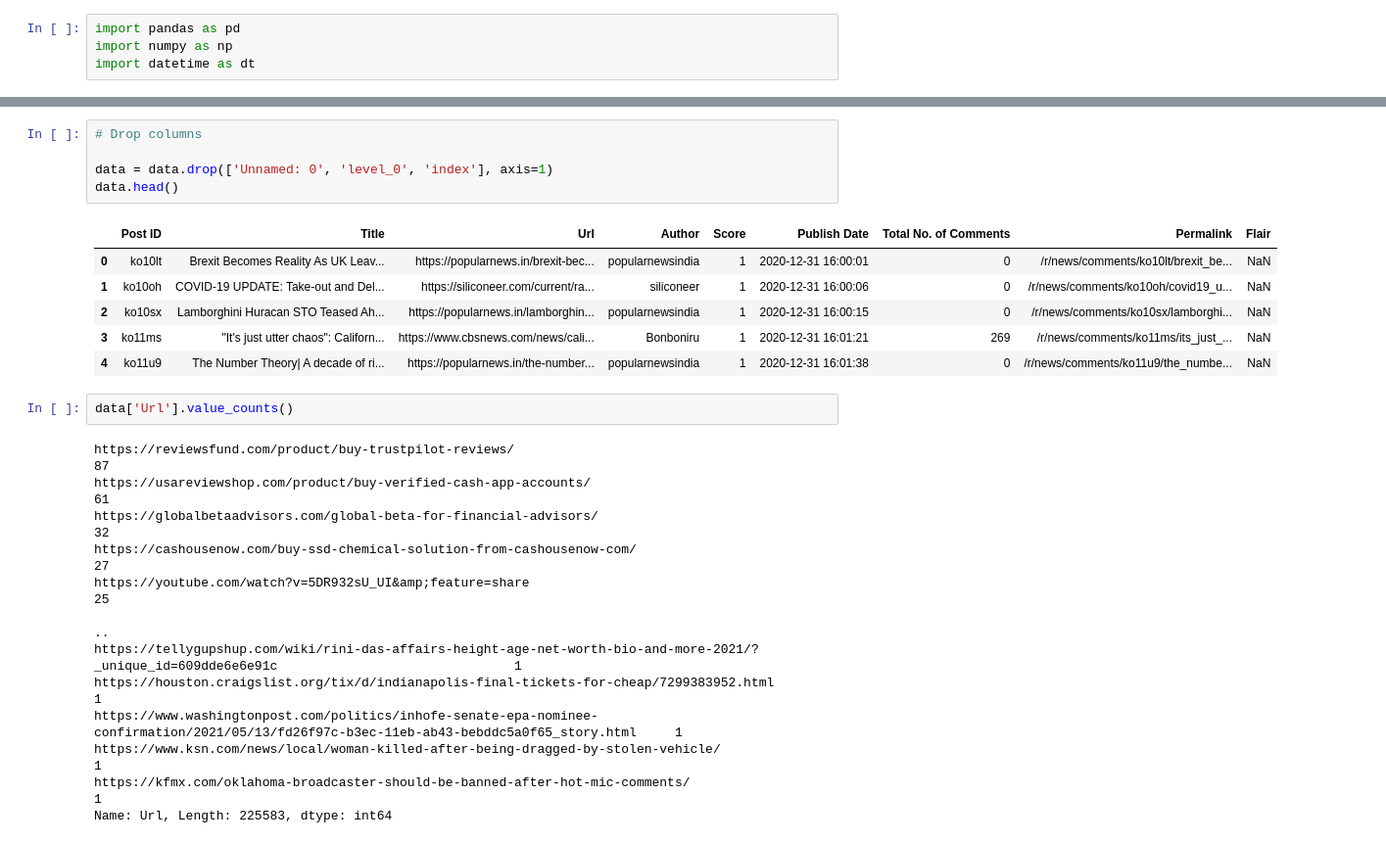
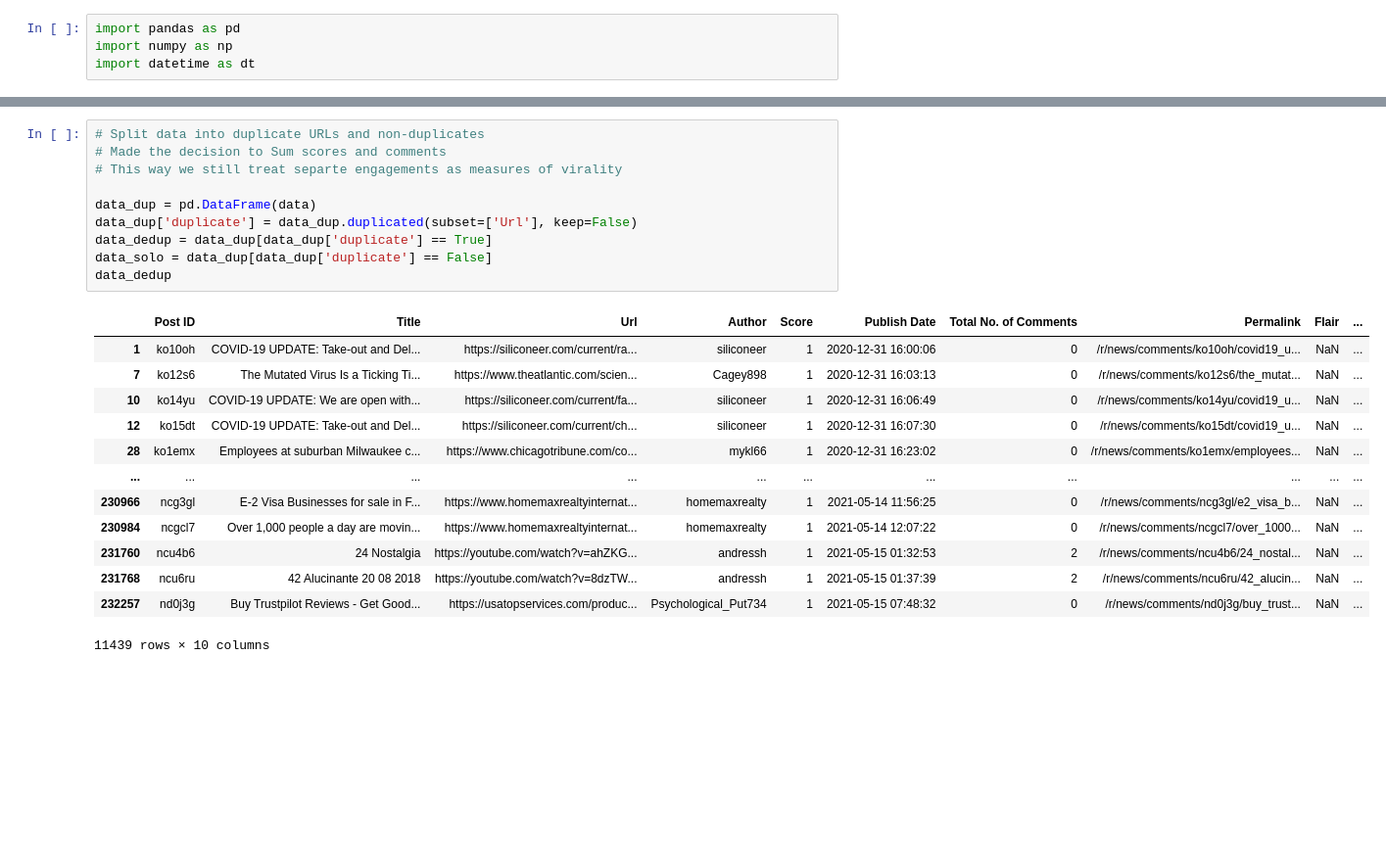
Before and after one commit to clahonta/r_news_Virality, a Jupyter notebook: r_news_Data_Wrangling.ipynb, the cells around one changed output, grey strips where cells are left out. Shown: that part at 98% size. Saved outputs shown, nothing was run; the diff lists cells and outputs as text; blank space fills up the shorter version.

Commit message:
added final DW and data

```diff
--- a/r_news_Data_Wrangling.ipynb
+++ b/r_news_Data_Wrangling.ipynb
@@ -30,27 +18,24 @@ memory usage: 21.3+ MB
-# %%
-# Drop columns
-
-data = data.drop(['Unnamed: 0', 'level_0', 'index'], axis=1)
-data.head()
-# %% [output]
-|  | Post ID | Title | Url | Author | Score | Publish Date | Total No. of Comments | Permalink | Flair |
-| 0 | ko10lt | Brexit Becomes Reality As UK Leav... | https://popularnews.in/brexit-bec... | popularnewsindia | 1 | 2020-12-31 16:00:01 | 0 | /r/news/comments/ko10lt/brexit_be... | NaN |
-| 1 | ko10oh | COVID-19 UPDATE: Take-out and Del... | https://siliconeer.com/current/ra... | siliconeer | 1 | 2020-12-31 16:00:06 | 0 | /r/news/comments/ko10oh/covid19_u... | NaN |
-| 2 | ko10sx | Lamborghini Huracan STO Teased Ah... | https://popularnews.in/lamborghin... | popularnewsindia | 1 | 2020-12-31 16:00:15 | 0 | /r/news/comments/ko10sx/lamborghi... | NaN |
-| 3 | ko11ms | "It's just utter chaos": Californ... | https://www.cbsnews.com/news/cali... | Bonboniru | 1 | 2020-12-31 16:01:21 | 269 | /r/news/comments/ko11ms/its_just_... | NaN |
-| 4 | ko11u9 | The Number Theory| A decade of ri... | https://popularnews.in/the-number... | popularnewsindia | 1 | 2020-12-31 16:01:38 | 0 | /r/news/comments/ko11u9/the_numbe... | NaN |
-# %%
-data['Url'].value_counts()
-# %% [output]
-https://reviewsfund.com/product/buy-trustpilot-reviews/                                                                                      87
-https://usareviewshop.com/product/buy-verified-cash-app-accounts/                                                                            61
-https://globalbetaadvisors.com/global-beta-for-financial-advisors/                                                                           32
-https://cashousenow.com/buy-ssd-chemical-solution-from-cashousenow-com/                                                                      27
-https://youtube.com/watch?v=5DR932sU_UI&amp;feature=share                                                                                    25
-                                                                                                                                             ..
-https://tellygupshup.com/wiki/rini-das-affairs-height-age-net-worth-bio-and-more-2021/?_unique_id=609dde6e6e91c                               1
-https://houston.craigslist.org/tix/d/indianapolis-final-tickets-for-cheap/7299383952.html                                                     1
-https://www.washingtonpost.com/politics/inhofe-senate-epa-nominee-confirmation/2021/05/13/fd26f97c-b3ec-11eb-ab43-bebddc5a0f65_story.html     1
-https://www.ksn.com/news/local/woman-killed-after-being-dragged-by-stolen-vehicle/                                                            1
-https://kfmx.com/oklahoma-broadcaster-should-be-banned-after-hot-mic-comments/                                                                1
-Name: Url, Length: 225583, dtype: int64
+# %%
+# Split data into duplicate URLs and non-duplicates
+# Made the decision to Sum scores and comments
+# This way we still treat separte engagements as measures of virality
+
+data_dup = pd.DataFrame(data)
+data_dup['duplicate'] = data_dup.duplicated(subset=['Url'], keep=False)
+data_dedup = data_dup[data_dup['duplicate'] == True]
+data_solo = data_dup[data_dup['duplicate'] == False]
+data_dedup
+# %% [output]
+|  | Post ID | Title | Url | Author | Score | Publish Date | Total No. of Comments | Permalink | Flair | ... |
+| 1 | ko10oh | COVID-19 UPDATE: Take-out and Del... | https://siliconeer.com/current/ra... | siliconeer | 1 | 2020-12-31 16:00:06 | 0 | /r/news/comments/ko10oh/covid19_u... | NaN | ... |
+| 7 | ko12s6 | The Mutated Virus Is a Ticking Ti... | https://www.theatlantic.com/scien... | Cagey898 | 1 | 2020-12-31 16:03:13 | 0 | /r/news/comments/ko12s6/the_mutat... | NaN | ... |
+| 10 | ko14yu | COVID-19 UPDATE: We are open with... | https://siliconeer.com/current/fa... | siliconeer | 1 | 2020-12-31 16:06:49 | 0 | /r/news/comments/ko14yu/covid19_u... | NaN | ... |
+| 12 | ko15dt | COVID-19 UPDATE: Take-out and Del... | https://siliconeer.com/current/ch... | siliconeer | 1 | 2020-12-31 16:07:30 | 0 | /r/news/comments/ko15dt/covid19_u... | NaN | ... |
+| 28 | ko1emx | Employees at suburban Milwaukee c... | https://www.chicagotribune.com/co... | mykl66 | 1 | 2020-12-31 16:23:02 | 0 | /r/news/comments/ko1emx/employees... | NaN | ... |
+| ... | ... | ... | ... | ... | ... | ... | ... | ... | ... | ... |
+| 230966 | ncg3gl | E-2 Visa Businesses for sale in F... | https://www.homemaxrealtyinternat... | homemaxrealty | 1 | 2021-05-14 11:56:25 | 0 | /r/news/comments/ncg3gl/e2_visa_b... | NaN | ... |
+| 230984 | ncgcl7 | Over 1,000 people a day are movin... | https://www.homemaxrealtyinternat... | homemaxrealty | 1 | 2021-05-14 12:07:22 | 0 | /r/news/comments/ncgcl7/over_1000... | NaN | ... |
+| 231760 | ncu4b6 | 24 Nostalgia | https://youtube.com/watch?v=ahZKG... | andressh | 1 | 2021-05-15 01:32:53 | 2 | /r/news/comments/ncu4b6/24_nostal... | NaN | ... |
+| 231768 | ncu6ru | 42 Alucinante 20 08 2018 | https://youtube.com/watch?v=8dzTW... | andressh | 1 | 2021-05-15 01:37:39 | 2 | /r/news/comments/ncu6ru/42_alucin... | NaN | ... |
+| 232257 | nd0j3g | Buy Trustpilot Reviews - Get Good... | https://usatopservices.com/produc... | Psychological_Put734 | 1 | 2021-05-15 07:48:32 | 0 | /r/news/comments/nd0j3g/buy_trust... | NaN | ... |
+11439 rows × 10 columns
```
Also changed, not shown: parts of 9 cells of this notebook, 1 other file.
